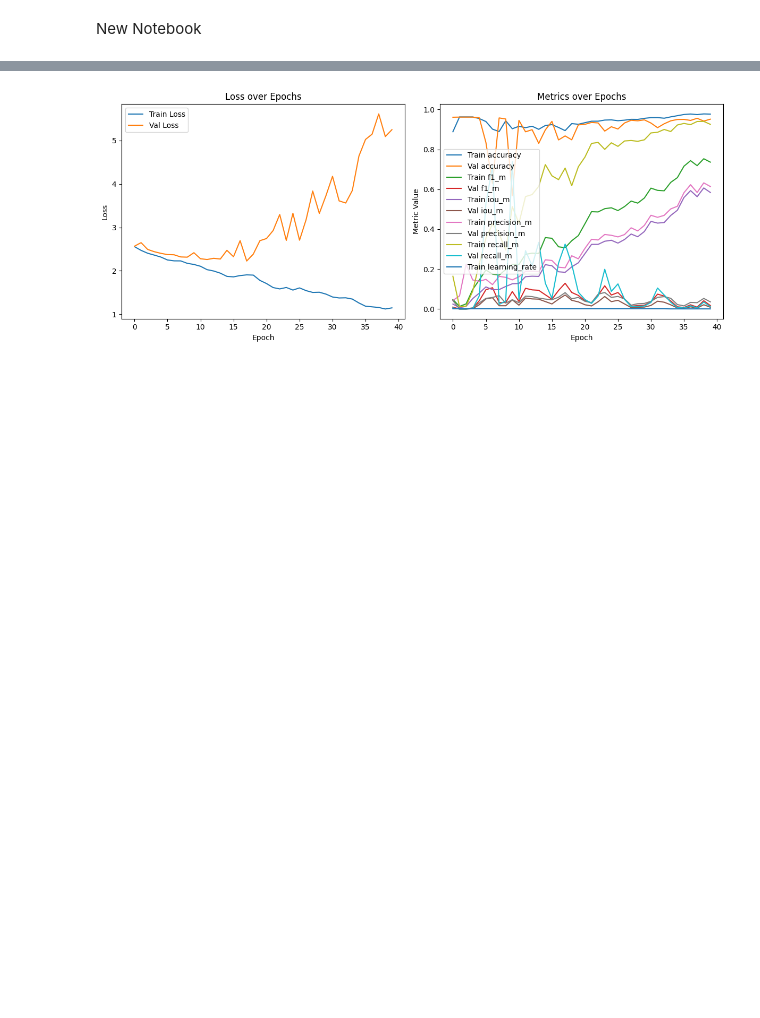
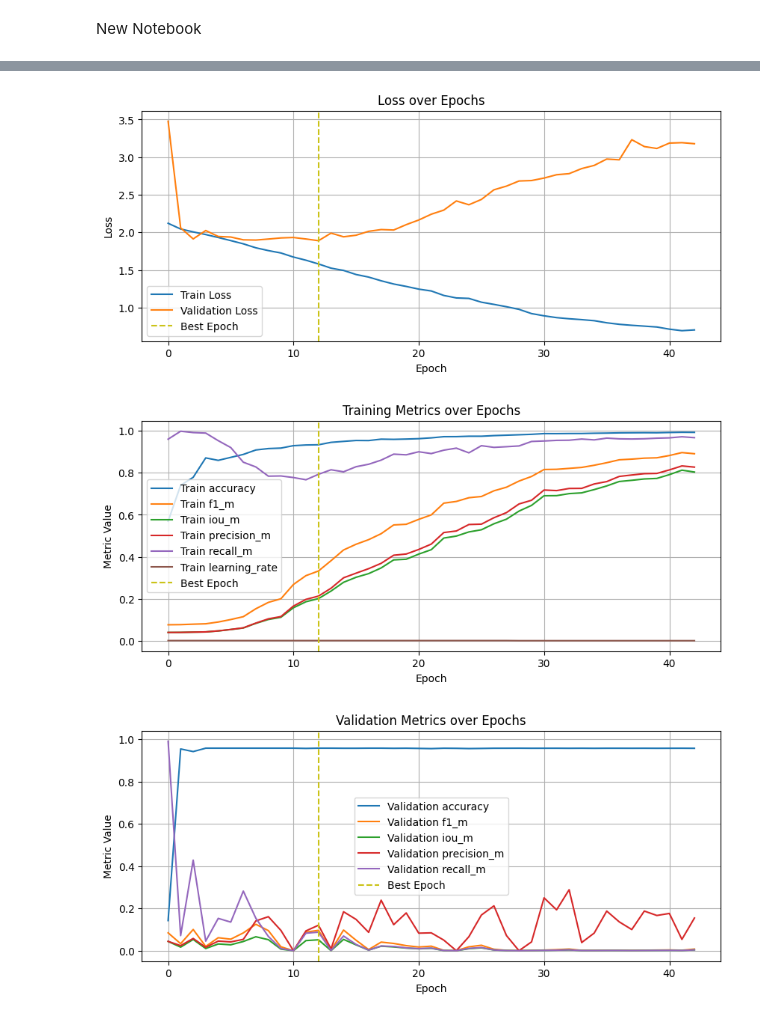
Before and after one commit to Coreyb03/575_project, a Jupyter notebook: new_notebook.ipynb, the cells around one changed output, grey strips where cells are left out. Cells and saved outputs as stored; diff of their text form; code cells hidden in the pictures; blank space fills up the shorter version.

Commit message:
cleaned up plots

```diff
--- a/new_notebook.ipynb
+++ b/new_notebook.ipynb
@@ -236,7 +244,7 @@ from tensorflow.keras import backend as K
 
 
 
-def weighted_bce_loss(y_true,y_pred,weight_nofire=1.0,weight_fire = 15.0):
+def weighted_bce_loss(y_true,y_pred,weight_nofire=1.0,weight_fire = 10.0):
     """
         Args:
         y_true (Tensor): Ground-truth values
@@ -394,7 +351,7 @@ model.compile(optimizer = tf.keras.optimizers.Adam(learning_rate=1e-3),
 # %%
 #do the fit
 
-n_epoch = 40 #too many epochs overfit very badly
+n_epoch = 50 #too many epochs overfit very badly
 
 #stops epochs early if the test loss gets worse
 early_stop = tf.keras.callbacks.EarlyStopping(monitor='val_loss',
@@ -425,4 +382,6 @@ history = model.fit(
     ]
 
 )
+
+best_epoch = early_stop.stopped_epoch - early_stop.patience
 # %% [output]
@@ -446,6 +405,6 @@ Restoring model weights from the end of the best epoch: 18.
 # %%
 #plot the training
-def plot_training_history(history):
+def plot_training_history(history,best_epoch):
     """
     Plots loss and all other metrics in model history.
     Accepts a `history` object returned by model.fit().
@@ -453,34 +412,53 @@ def plot_training_history(history):
     history_dict = history.history
     metrics = [m for m in history_dict.keys() if not m.startswith('val_') and m != 'loss']
 
+    # best_epoch = history.callbacks
+
     # Plot Loss
-    plt.figure(figsize=(12, 5))
-    plt.subplot(1, 2, 1)
+    plt.figure(figsize=(10, 4))
     plt.plot(history.history['loss'], label='Train Loss')
     if 'val_loss' in history.history:
-        plt.plot(history.history['val_loss'], label='Val Loss')
+        plt.plot(history.history['val_loss'], label='Validation Loss')
+
+    plt.axvline(x=best_epoch, ls = '--', label = "Best Epoch", color = "#CBC318" )
     plt.xlabel('Epoch')
     plt.ylabel('Loss')
     plt.title('Loss over Epochs')
     plt.legend()
+    plt.grid(True)
+    plt.show()
 
-    # Plot other metrics
-    plt.subplot(1, 2, 2)
+    # Plot Train Metrics
+    plt.figure(figsize=(10, 4))
     for metric in metrics:
         plt.plot(history.history[metric], label=f'Train {metric}')
-        if f'val_{metric}' in history.history:
-            plt.plot(history.history[f'val_{metric}'], label=f'Val {metric}')
+    plt.axvline(x=best_epoch, ls = '--', label = "Best Epoch", color = "#CBC318" )
     plt.xlabel('Epoch')
     plt.ylabel('Metric Value')
-    plt.title('Metrics over Epochs')
+    plt.title('Training Metrics over Epochs')
     plt.legend()
+    plt.grid(True)
+    plt.show()
 
-    plt.tight_layout()
+    # Plot Validation Metrics
+    plt.figure(figsize=(10, 4))
+    for metric in metrics:
+        val_metric = f'val_{metric}'
+        if val_metric in history.history:
+            plt.plot(history.history[val_metric], label=f'Validation {metric}')
+    plt.axvline(x=best_epoch, ls = '--', label = "Best Epoch", color = "#CBC318" )
+    plt.xlabel('Epoch')
+    plt.ylabel('Metric Value')
+    plt.title('Validation Metrics over Epochs')
+    plt.legend()
+    plt.grid(True)
     plt.show()
 # %%
-plot_training_history(history)
+plot_training_history(history,best_epoch)
 # %% [output]
-[figure, old version]
+[figure, new version]
+[figure, added]
+[figure, added]
 # %%
 #more complex neigbor prediction funtion
 
```
Also changed, not shown: parts of 9 cells of this notebook.
